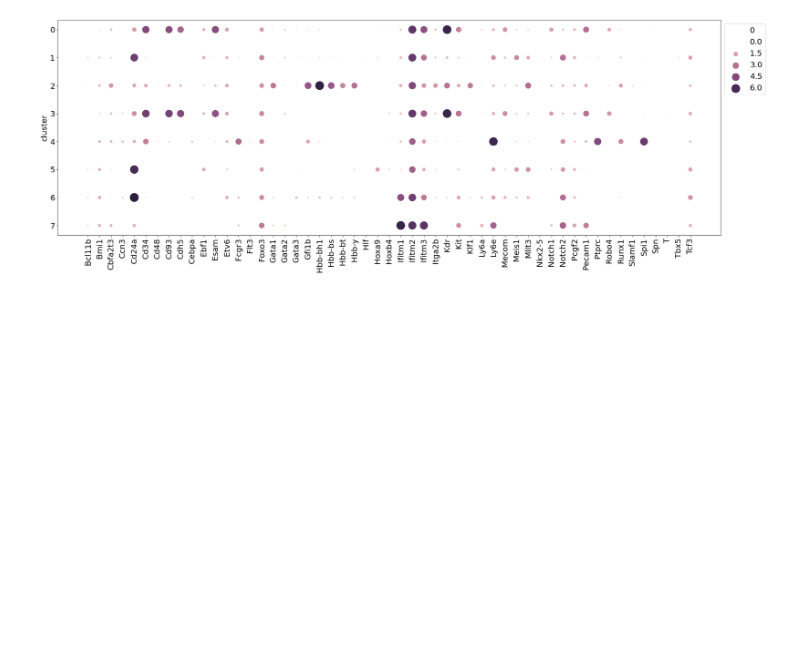
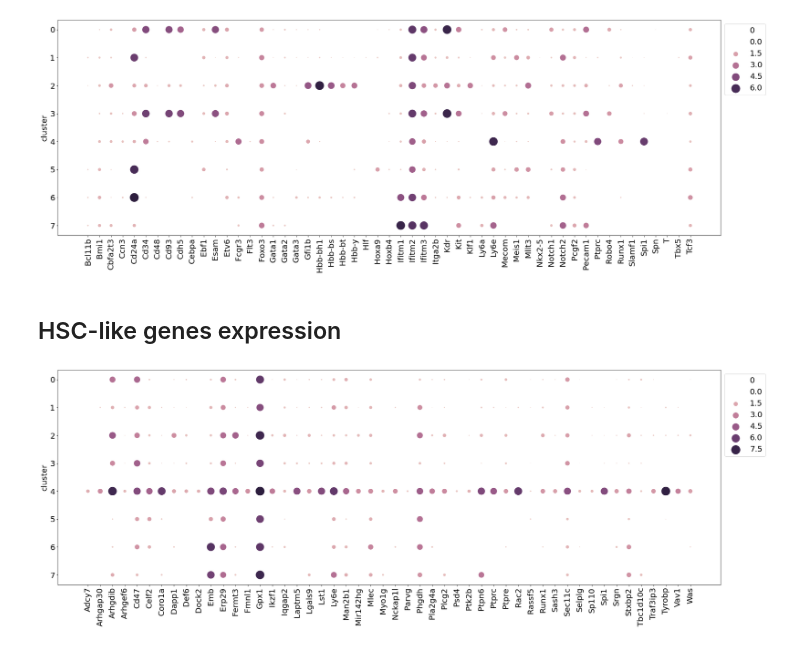
Before and after one commit to dsb-lab/blood_gastruloids, a Jupyter notebook: Analysis/4_Clustering_and_annotation.ipynb, the cells around one changed output. Saved outputs shown, nothing was run; the diff lists cells and outputs as text; code cells hidden in the pictures; blank space fills up the shorter version.

```diff
--- a/Analysis/4_Clustering_and_annotation.ipynb
+++ b/Analysis/4_Clustering_and_annotation.ipynb
@@ -180,7 +208,7 @@ writer.save()
 # %% [markdown]
 ##  Relevant genes expression <a name="sorted_relevant"></a>
 # %%
-genes = pd.read_excel("Marker_genes_scRNAseq_Gx.xlsx",header=None).values[:,0]
+genes = pd.read_excel("Marker_genes_scRNAseq_Gx.xlsx",header=None,engine="openpyxl").values[:,0]
 # %%
 fig,ax = plt.subplots(1,1,figsize=[30,10])
 
@@ -205,3 +233,31 @@ for tick in ax.get_yticklabels():
 fig.savefig("plots/sorted/expression_relevant_genes_clusters.png")
 # %% [output]
 [figure]
+# %% [markdown]
+## HSC-like genes expression
+# %%
+genes = pd.read_csv("HSC_like_markers.tsv",sep="\t",header=None).iloc[:,1].values
+# %%
+fig,ax = plt.subplots(1,1,figsize=[30,10])
+
+data = pd.DataFrame()
+data["cluster"] = adata.obs["leiden_global"]
+for gene in np.sort(genes):
+    if np.array(adata[:,adata.var.loc[:,"gene_name"]==gene].X.todense()).size != 0:
+        data[gene] = np.array(adata[:,adata.var.loc[:,"gene_name"]==gene].X.todense())[:,0]
+
+data = data.groupby(["cluster"]).mean().stack().reset_index()
+
+sns.scatterplot(data=data,y="cluster",x="level_1",hue=0,size=0,sizes=(0,500),ax=ax)
+ax.legend(bbox_to_anchor=(1,1), loc="upper left",fontsize=20)
+ax.set_ylabel("cluster",fontsize=20)
+ax.set_xlabel("")
+for tick in ax.get_xticklabels():
+    tick.set_rotation(90)
+    tick.set_fontsize(20)
+for tick in ax.get_yticklabels():
+    tick.set_fontsize(20)
+
+fig.savefig("plots/sorted/expression_HCS_genes_clusters.png")
+# %% [output]
+[figure, added]
```
Also changed, not shown: parts of 4 cells of this notebook, 3 other files.
